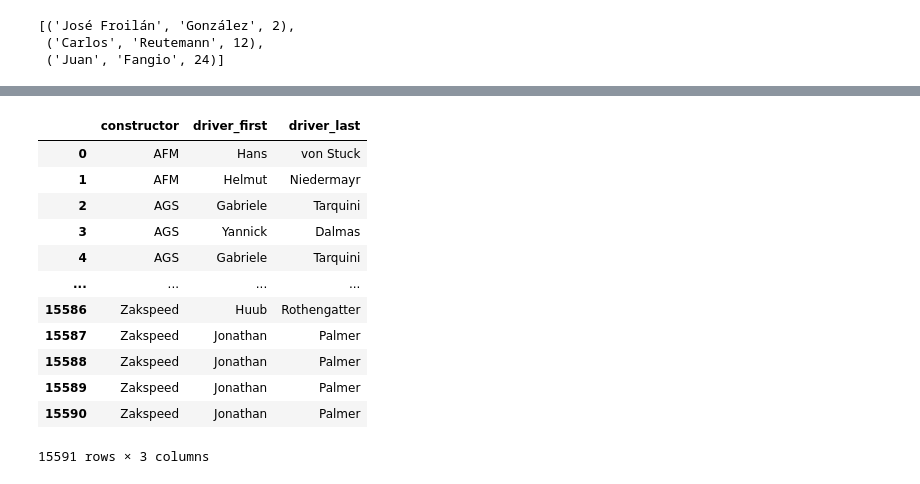
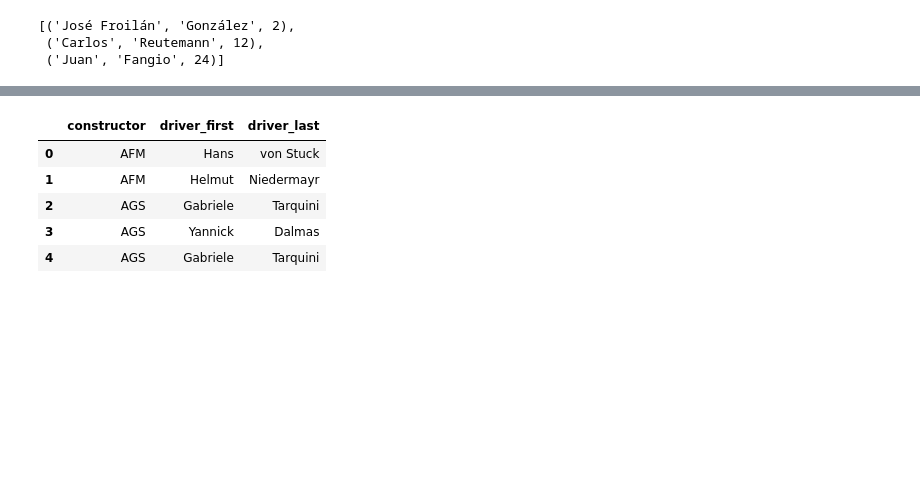
Before and after one commit to KevinPCarney/Project-3-Group-03, a Jupyter notebook: EDA/EDA.ipynb, the cells around one changed output, grey strips where cells are left out. Saved outputs shown, nothing was run; the diff lists cells and outputs as text; code cells hidden in the pictures; blank space fills up the shorter version.

```diff
--- a/EDA/EDA.ipynb
+++ b/EDA/EDA.ipynb
@@ -217,26 +185,19 @@ df6
 # %%
 constructor_query = session.query(Constructors.name, Drivers.forename, Drivers.surname).\
     filter(Constructors.constructorId == Results.constructorId).\
     filter(Drivers.driverId == Results.driverId).\
     order_by(Constructors.name.asc()).all()
 
 #save query to dataframe
 df7 = pd.DataFrame(constructor_query, columns=["constructor", "driver_first", "driver_last"])
-df7
+df7.head()
 # %% [output]
 |  | constructor | driver_first | driver_last |
 | 0 | AFM | Hans | von Stuck |
 | 1 | AFM | Helmut | Niedermayr |
 | 2 | AGS | Gabriele | Tarquini |
 | 3 | AGS | Yannick | Dalmas |
 | 4 | AGS | Gabriele | Tarquini |
-| ... | ... | ... | ... |
-| 15586 | Zakspeed | Huub | Rothengatter |
-| 15587 | Zakspeed | Jonathan | Palmer |
-| 15588 | Zakspeed | Jonathan | Palmer |
-| 15589 | Zakspeed | Jonathan | Palmer |
-| 15590 | Zakspeed | Jonathan | Palmer |
-15591 rows × 3 columns
 # %%
 # Close session and end engine
 session.close()
```
Also changed, not shown: parts of 5 cells of this notebook, 3 other files.
